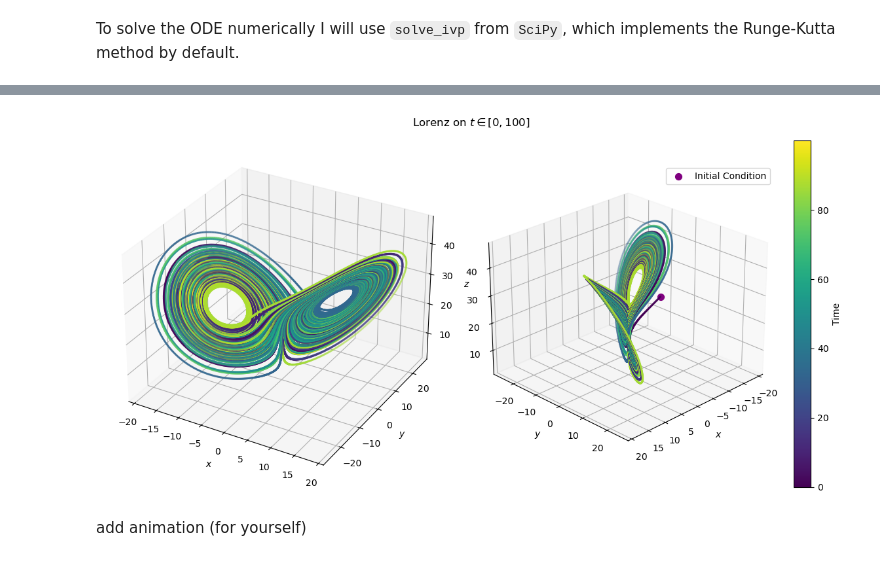
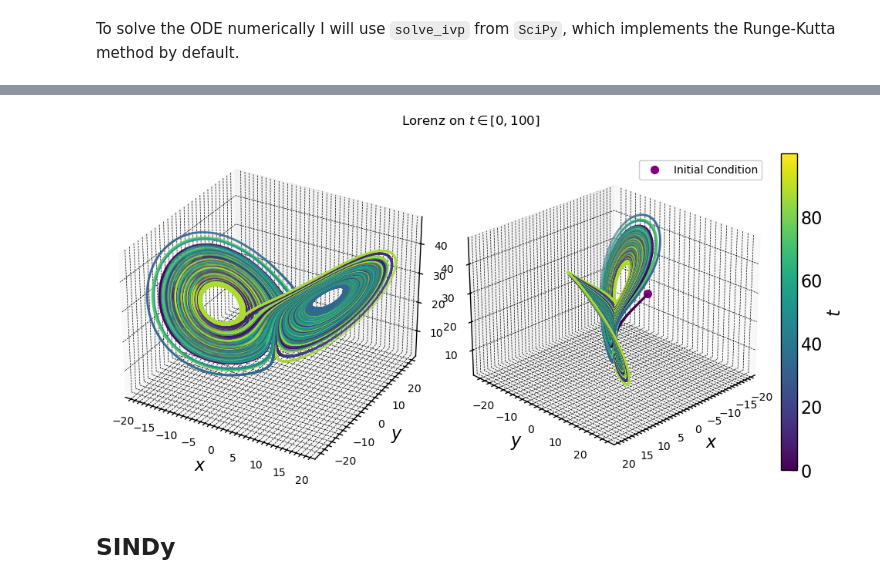
Before and after one commit to sandromikautadze/sindy-thesis, a Jupyter notebook: lorenz.ipynb, the cells around one changed output, grey strips where cells are left out. Cells and saved outputs as stored; diff of their text form; code cells hidden in the pictures.

````diff
--- a/lorenz.ipynb
+++ b/lorenz.ipynb
@@ -26,7 +28,10 @@ from mpl_toolkits.mplot3d import Axes3D
 from scipy.integrate import solve_ivp
 import pysindy as ps
 from pysindy.utils import lorenz
-np.random.seed(1000)
+import scienceplots
+
+np.random.seed(1000) # seed used for the paper
+plt.style.use(["science", "notebook", "grid"])
 # %% [markdown]
 Note that from the ```lorenz``` from ```PySINDy``` has already the parameters we want by default.
 # %%
@@ -71,21 +72,23 @@ plt.show()
 # %%
-fig, axes = plt.subplots(1, 2, figsize=(12, 6), subplot_kw={'projection': '3d'})
-
-# First subplot
+fig, axes = plt.subplots(1, 2, figsize=(10, 5), subplot_kw={'projection': '3d'})
 scatter1 = axes[0].scatter(x_data, y_data, z_data, c=time, cmap='viridis', marker='.', linewidths=0.0001)
 axes[0].set(xlabel="$x$", ylabel="$y$", zlabel="$z$")
-# Second subplot
+axes[0].xaxis.set_tick_params(labelsize=10)
+axes[0].yaxis.set_tick_params(labelsize=10)
+axes[0].zaxis.set_tick_params(labelsize=10)
 scatter2 = axes[1].scatter(x_data, y_data, z_data, c=time, cmap='viridis', marker='.', linewidths=0.0001)
 axes[1].scatter(x_data[0], y_data[0], z_data[0], color='purple', s=50, label='Initial Condition')
 axes[1].set(xlabel="$x$", ylabel="$y$")
-axes[1].legend()
-plt.colorbar(scatter2, ax=axes[1], label='Time')
+axes[1].xaxis.set_tick_params(labelsize=10)
+axes[1].yaxis.set_tick_params(labelsize=10)
+axes[1].zaxis.set_tick_params(labelsize=10)
+axes[1].legend(prop={'size': 10})
+plt.colorbar(scatter2, ax=axes[1], label='$t$', fraction=0.046, pad=0.04)
 axes[1].view_init(azim=45, elev=25)
-
 fig.suptitle("Lorenz on $t\in[0,100]$")
 plt.tight_layout()
 plt.show()
 # %% [output]
-[figure, old version]
+[figure, new version]
-# %% [markdown]
-add animation (for yourself)
+# %% [markdown]
+## SINDy
````
Also changed, not shown: parts of 21 cells of this notebook.
